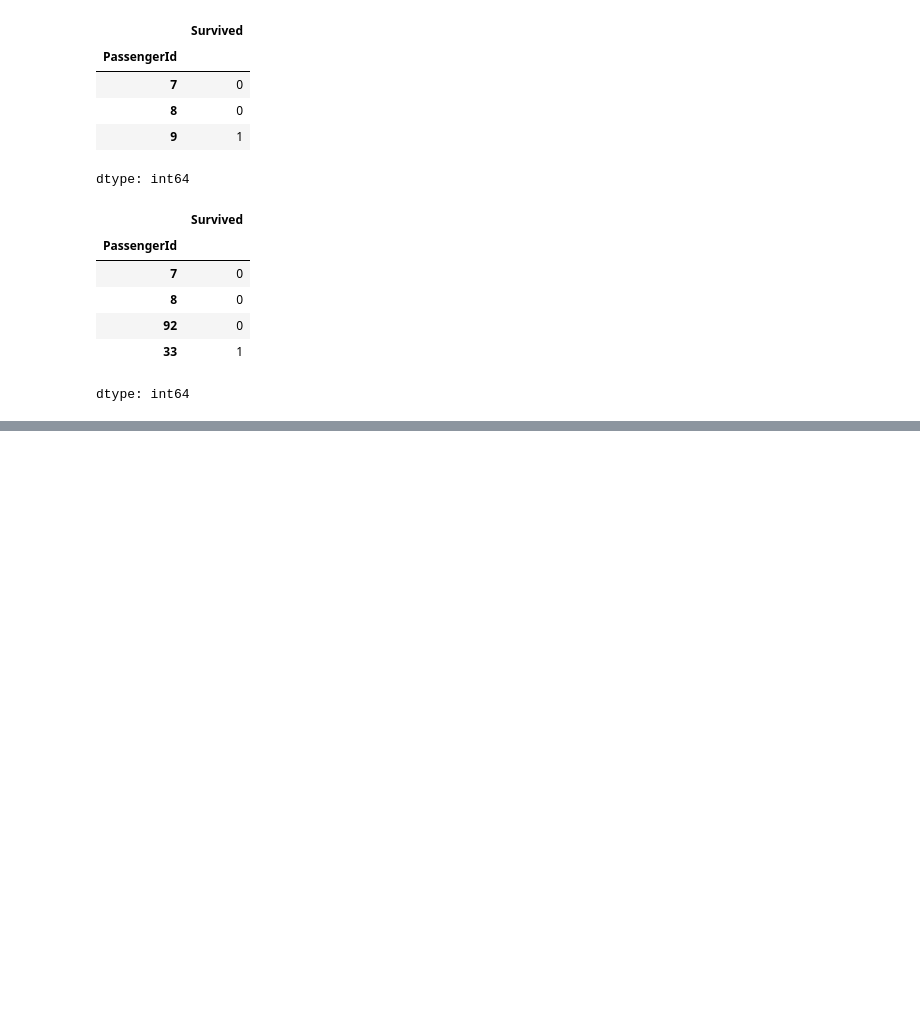
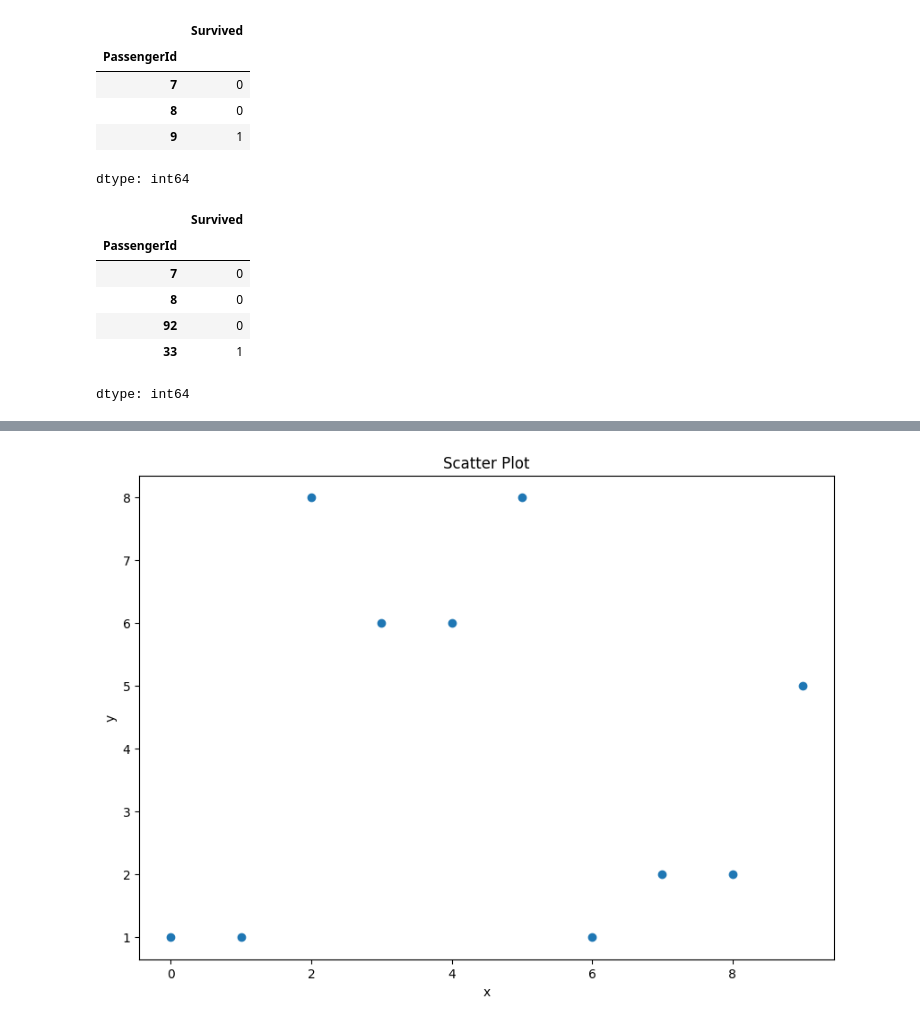
Before and after one commit to mromanenko095/ml-assignments, a Jupyter notebook: Pandas_Matplotlib_Sklearn.ipynb, the cells around one changed output, grey strips where cells are left out. Drawn from its saved outputs; the diff is of its cells as text; code cells hidden in the pictures; blank space fills up the shorter version.

```diff
--- a/Pandas_Matplotlib_Sklearn.ipynb
+++ b/Pandas_Matplotlib_Sklearn.ipynb
@@ -216,0 +365,14 @@ dtype: int64
+# %%
+# Точки, не соединенные линиями - Scatter Plot
+plt.figure(figsize=(10, 7))
+
+plt.scatter(x, y)
+
+plt.title('Scatter Plot')
+
+plt.xlabel('x')
+plt.ylabel('y')
+
+plt.show()
+# %% [output]
+[figure, added]
```
Also changed, not shown: parts of 36 cells of this notebook.
